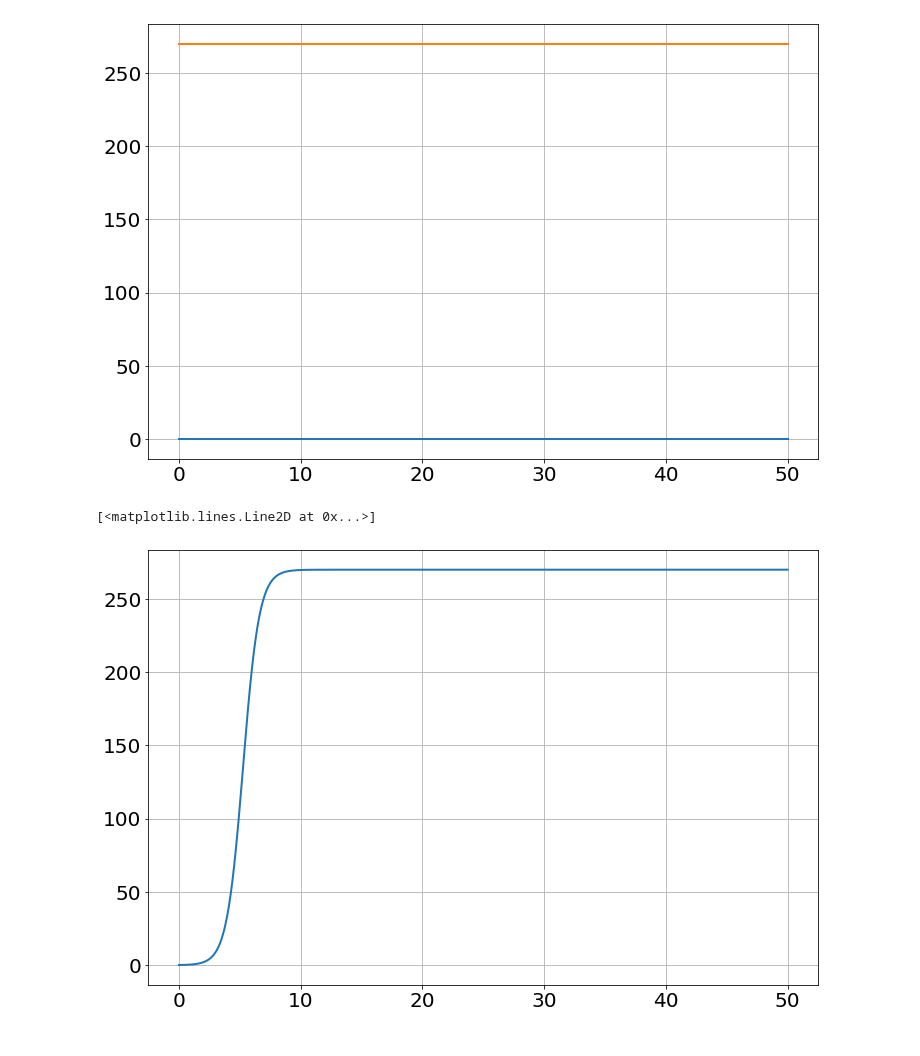
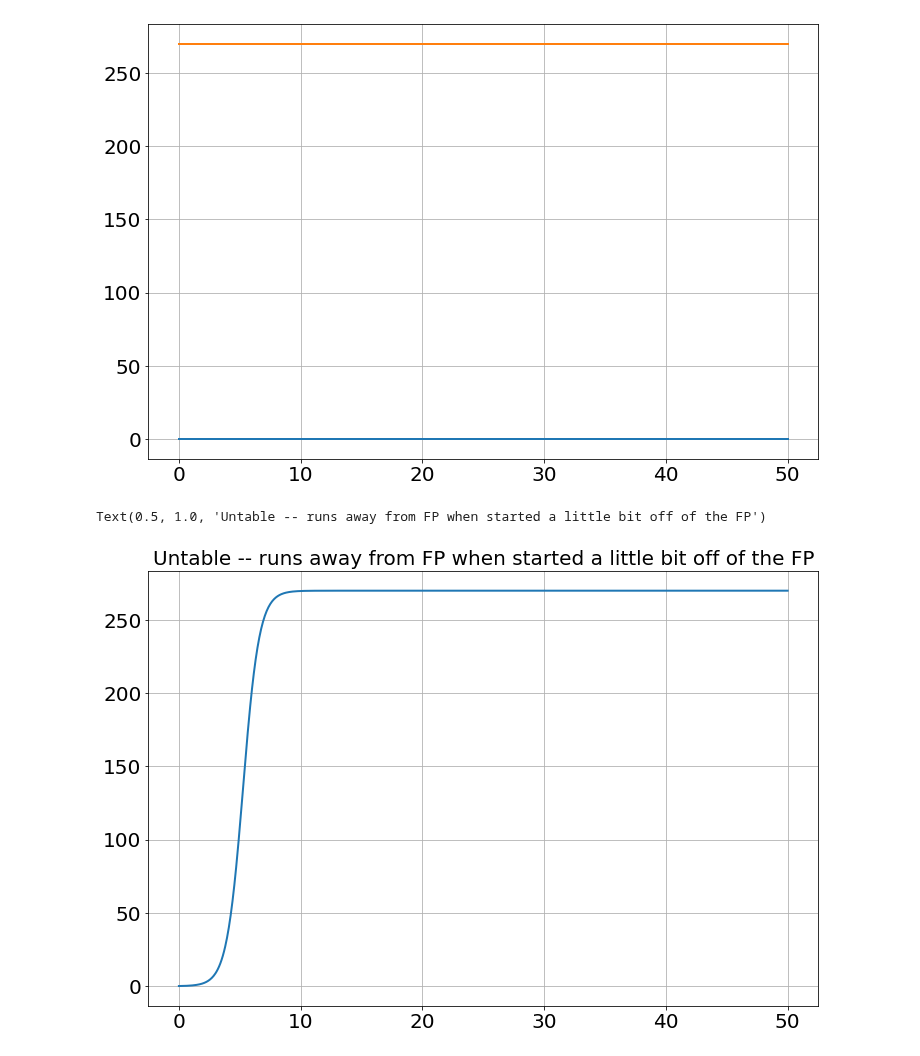
Before and after one commit to bblais/Computer-Programming-for-the-Sciences-Spring-2022, a Jupyter notebook: Sprint #2 - Dynamical Systems and Parameters/2022-03-01 Class.ipynb, the cells around one changed output. Drawn from its saved outputs; the diff is of its cells as text; code cells hidden in the pictures.

```diff
--- a/Sprint #2 - Dynamical Systems and Parameters/2022-03-01 Class.ipynb
+++ b/Sprint #2 - Dynamical Systems and Parameters/2022-03-01 Class.ipynb
@@ -156,14 +156,15 @@ plot(sim.t,sim.x)
 # %%
 sim=Simulation()
 sim.figsize=(8,4)
 sim.add("x'=a*x*(1-x/k)",0.1)
 sim.params(a=1.5,k=270)
 sim.run(50)
 
 plot(sim.t,sim.x)
+title("Untable -- runs away from FP when started a little bit off of the FP")
 # %% [output]
-[<matplotlib.lines.Line2D at 0x...>]
+Text(0.5, 1.0, 'Untable -- runs away from FP when started a little bit off of the FP')
-[figure, old version]
+[figure, new version]
 # %%
 sim=Simulation()
 sim.figsize=(8,4)
```
Also changed, not shown: parts of 13 cells of this notebook, 1 other file.
